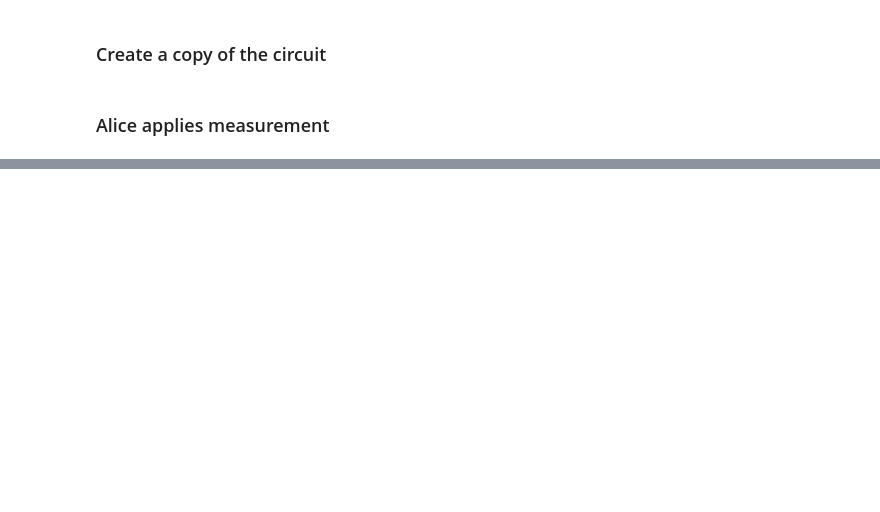
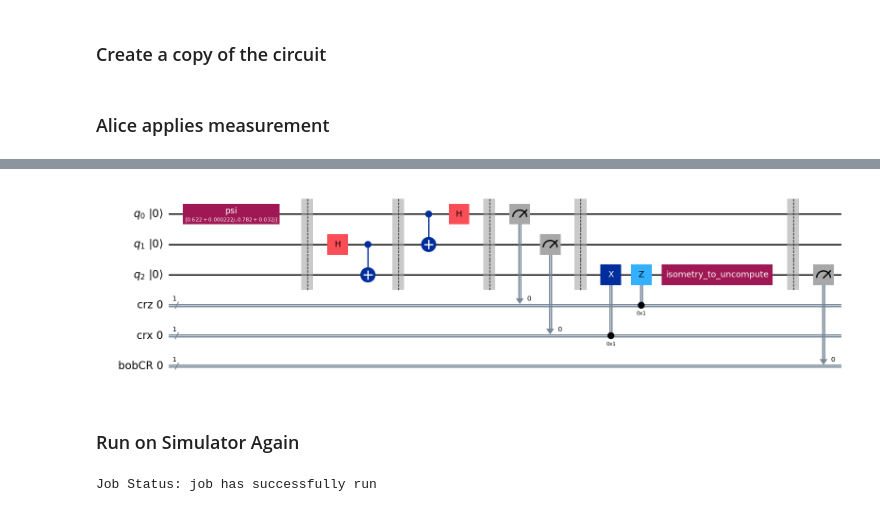
Before and after one commit to LTJ508/Quantum_Computing, a Jupyter notebook: Qiskit Practice/Qiskit_Practice_Lecture_12.ipynb, the cells around one changed output, grey strips where cells are left out. Cells and saved outputs as stored; diff of their text form; code cells hidden in the pictures; blank space fills up the shorter version.

```diff
--- a/Qiskit Practice/Qiskit_Practice_Lecture_12.ipynb
+++ b/Qiskit Practice/Qiskit_Practice_Lecture_12.ipynb
@@ -334,0 +378,27 @@ teleportation_circuit.draw(initial_state=True, output='mpl')
+# %%
+teleportation_circuit.measure(2, bobCR)
+
+teleportation_circuit.draw(initial_state=True, output='mpl')
+# %% [output]
+[figure, added]
+# %% [markdown]
+### Run on Simulator Again
+# %%
+# select simulator
+simulator = AerSimulator()
+
+transpiled_circuit = transpile(teleportation_circuit, backend=simulator)
+
+# save statevector
+transpiled_circuit.save_statevector()
+
+# run
+job = simulator.run(transpiled_circuit)
+
+# monitor job
+job_monitor(job)
+
+# get result
+result = job.result()
+# %% [output]
+Job Status: job has successfully run
```
Also changed, not shown: parts of 33 cells of this notebook.
